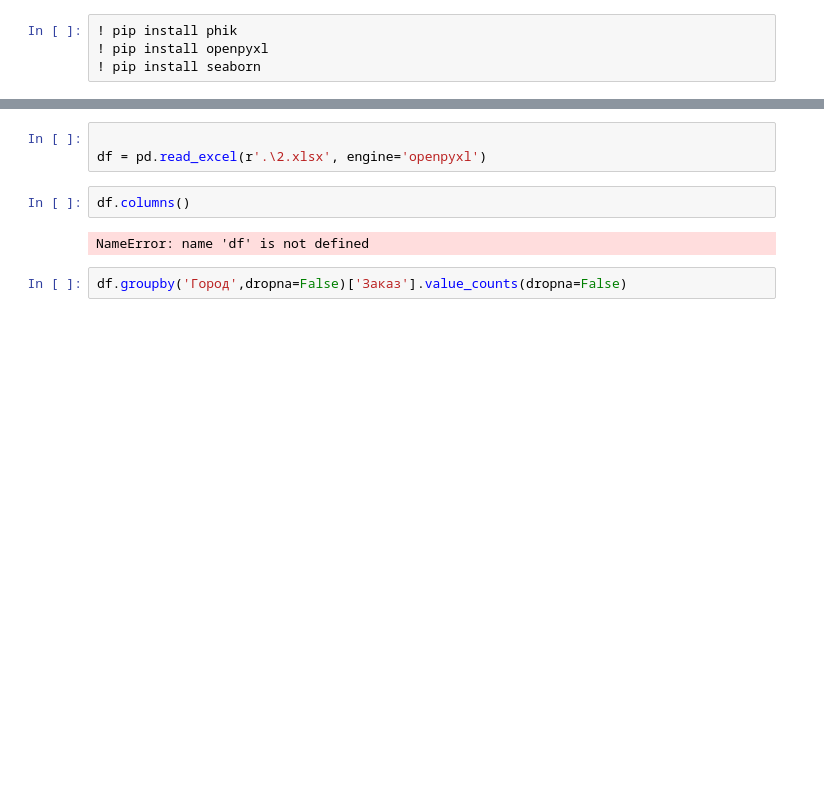
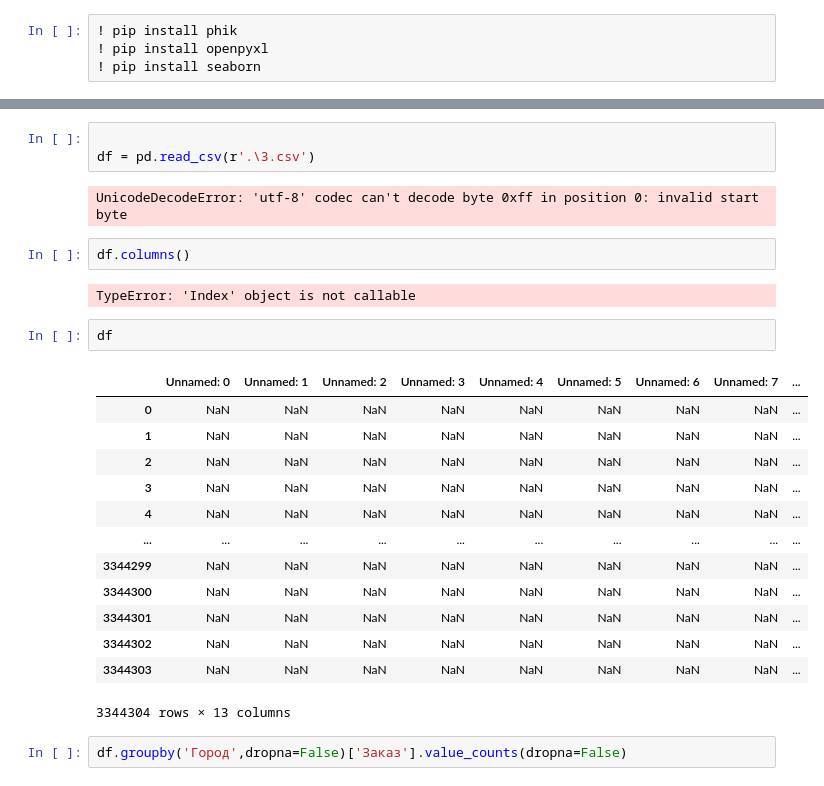
Before and after one commit to abuserfaq/DataScience, a Jupyter notebook: DataScience.ipynb, the cells around one changed output, grey strips where cells are left out. Saved outputs shown, nothing was run; the diff lists cells and outputs as text; blank space fills up the shorter version.

```diff
--- a/DataScience.ipynb
+++ b/DataScience.ipynb
@@ -15,10 +34,28 @@ df = pd.read_excel(r'.\1.xlsx', engine='openpyxl')
 # %%
 
-df = pd.read_excel(r'.\2.xlsx', engine='openpyxl')
+df = pd.read_csv(r'.\3.csv')
+# %% [output]
+UnicodeDecodeError: 'utf-8' codec can't decode byte 0xff in position 0: invalid start byte
 # %%
 df.columns()
 # %% [output]
-NameError: name 'df' is not defined
+TypeError: 'Index' object is not callable
+# %%
+df
+# %% [output]
+|  | Unnamed: 0 | Unnamed: 1 | Unnamed: 2 | Unnamed: 3 | Unnamed: 4 | Unnamed: 5 | Unnamed: 6 | Unnamed: 7 | ... |
+| 0 | NaN | NaN | NaN | NaN | NaN | NaN | NaN | NaN | ... |
+| 1 | NaN | NaN | NaN | NaN | NaN | NaN | NaN | NaN | ... |
+| 2 | NaN | NaN | NaN | NaN | NaN | NaN | NaN | NaN | ... |
+| 3 | NaN | NaN | NaN | NaN | NaN | NaN | NaN | NaN | ... |
+| 4 | NaN | NaN | NaN | NaN | NaN | NaN | NaN | NaN | ... |
+| ... | ... | ... | ... | ... | ... | ... | ... | ... | ... |
+| 3344299 | NaN | NaN | NaN | NaN | NaN | NaN | NaN | NaN | ... |
+| 3344300 | NaN | NaN | NaN | NaN | NaN | NaN | NaN | NaN | ... |
+| 3344301 | NaN | NaN | NaN | NaN | NaN | NaN | NaN | NaN | ... |
+| 3344302 | NaN | NaN | NaN | NaN | NaN | NaN | NaN | NaN | ... |
+| 3344303 | NaN | NaN | NaN | NaN | NaN | NaN | NaN | NaN | ... |
+3344304 rows × 13 columns
 # %%
 df.groupby('Город',dropna=False)['Заказ'].value_counts(dropna=False)
 # %% [output]
```
Also changed, not shown: parts of 3 cells of this notebook, 1 other file.
